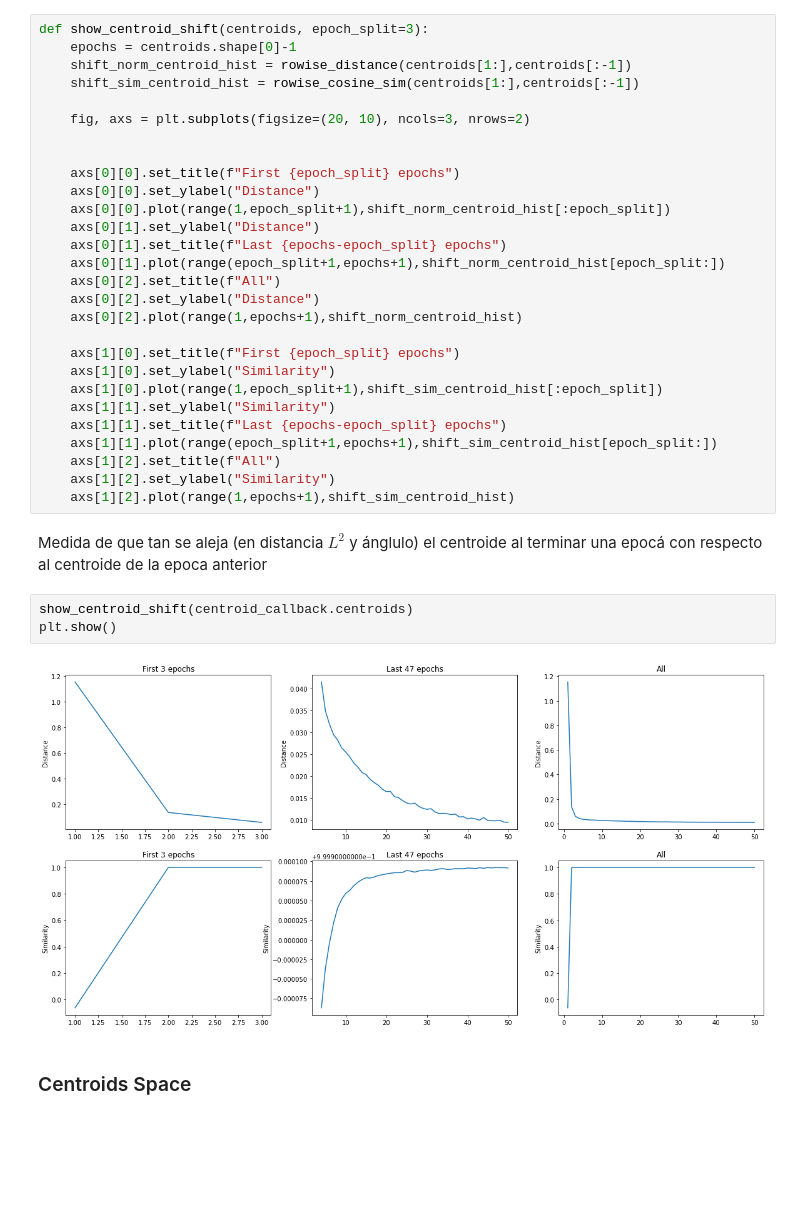
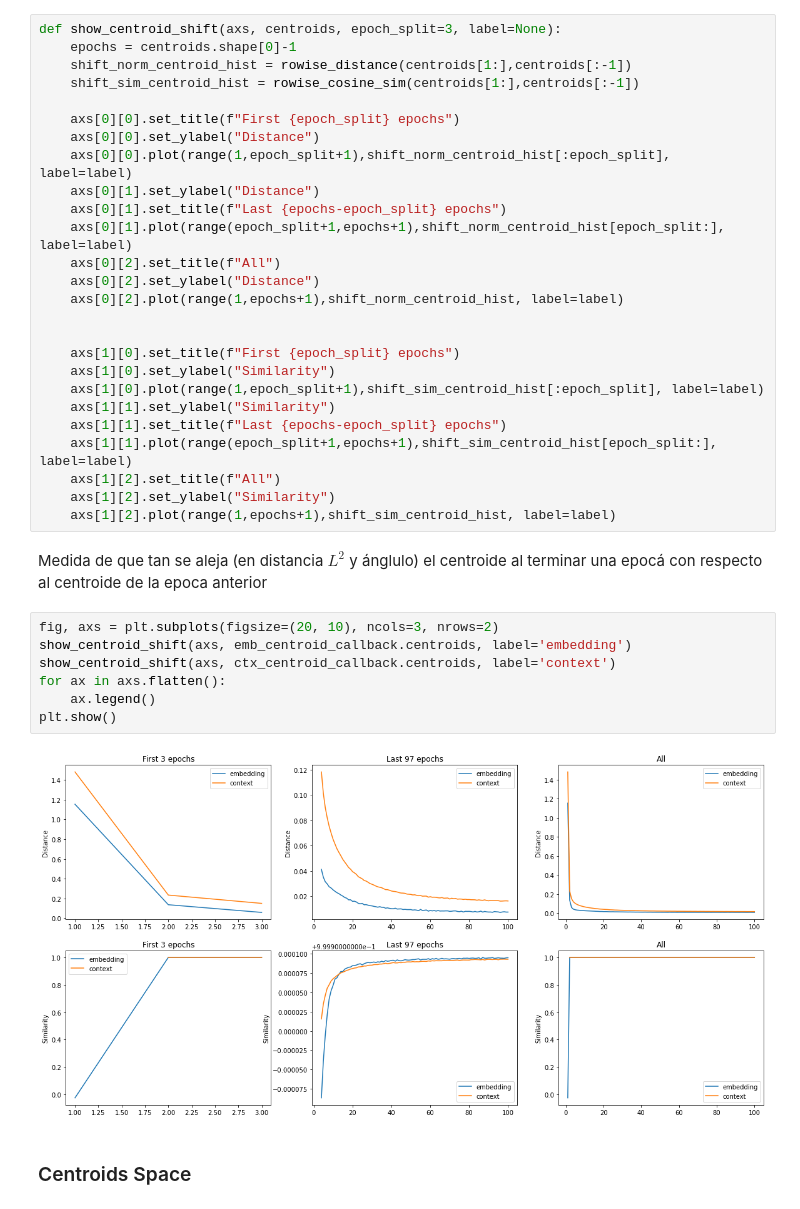
Before and after one commit to juancruzsosa/thesis, a Jupyter notebook: W2V_Stability.ipynb, the cells around one changed output. Cells and saved outputs as stored; diff of their text form; blank space fills up the shorter version.

```diff
--- a/W2V_Stability.ipynb
+++ b/W2V_Stability.ipynb
@@ -314,40 +340,42 @@ plt.show()
 # %% [markdown]
 ### Centroid shift
 # %%
-def show_centroid_shift(centroids, epoch_split=3):
+def show_centroid_shift(axs, centroids, epoch_split=3, label=None):
     epochs = centroids.shape[0]-1
     shift_norm_centroid_hist = rowise_distance(centroids[1:],centroids[:-1])
     shift_sim_centroid_hist = rowise_cosine_sim(centroids[1:],centroids[:-1])
 
-    fig, axs = plt.subplots(figsize=(20, 10), ncols=3, nrows=2)
-
-
     axs[0][0].set_title(f"First {epoch_split} epochs")
     axs[0][0].set_ylabel("Distance")
-    axs[0][0].plot(range(1,epoch_split+1),shift_norm_centroid_hist[:epoch_split])
+    axs[0][0].plot(range(1,epoch_split+1),shift_norm_centroid_hist[:epoch_split], label=label)
     axs[0][1].set_ylabel("Distance")
     axs[0][1].set_title(f"Last {epochs-epoch_split} epochs")
-    axs[0][1].plot(range(epoch_split+1,epochs+1),shift_norm_centroid_hist[epoch_split:])
+    axs[0][1].plot(range(epoch_split+1,epochs+1),shift_norm_centroid_hist[epoch_split:], label=label)
     axs[0][2].set_title(f"All")
     axs[0][2].set_ylabel("Distance")
-    axs[0][2].plot(range(1,epochs+1),shift_norm_centroid_hist)
+    axs[0][2].plot(range(1,epochs+1),shift_norm_centroid_hist, label=label)
+
 
     axs[1][0].set_title(f"First {epoch_split} epochs")
     axs[1][0].set_ylabel("Similarity")
-    axs[1][0].plot(range(1,epoch_split+1),shift_sim_centroid_hist[:epoch_split])
+    axs[1][0].plot(range(1,epoch_split+1),shift_sim_centroid_hist[:epoch_split], label=label)
     axs[1][1].set_ylabel("Similarity")
     axs[1][1].set_title(f"Last {epochs-epoch_split} epochs")
-    axs[1][1].plot(range(epoch_split+1,epochs+1),shift_sim_centroid_hist[epoch_split:])
+    axs[1][1].plot(range(epoch_split+1,epochs+1),shift_sim_centroid_hist[epoch_split:], label=label)
     axs[1][2].set_title(f"All")
     axs[1][2].set_ylabel("Similarity")
-    axs[1][2].plot(range(1,epochs+1),shift_sim_centroid_hist)
+    axs[1][2].plot(range(1,epochs+1),shift_sim_centroid_hist, label=label)
 # %% [markdown]
 Medida de que tan se aleja (en distancia $L^2$ y ánglulo) el centroide al terminar una epocá con respecto al centroide de la epoca anterior
-# %%
-show_centroid_shift(centroid_callback.centroids)
-plt.show()
-# %% [output]
-[figure, removed]
+# %%
+fig, axs = plt.subplots(figsize=(20, 10), ncols=3, nrows=2)
+show_centroid_shift(axs, emb_centroid_callback.centroids, label='embedding')
+show_centroid_shift(axs, ctx_centroid_callback.centroids, label='context')
+for ax in axs.flatten():
+    ax.legend()
+plt.show()
+# %% [output]
+[figure, added]
 # %% [markdown]
 ### Centroids Space
 # %% [markdown]
```
Also changed, not shown: parts of 15 cells of this notebook, 1 other file.
